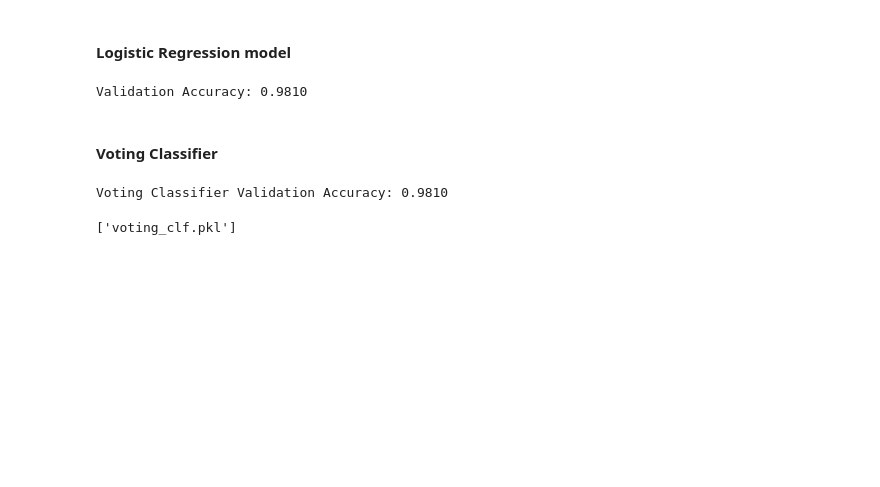
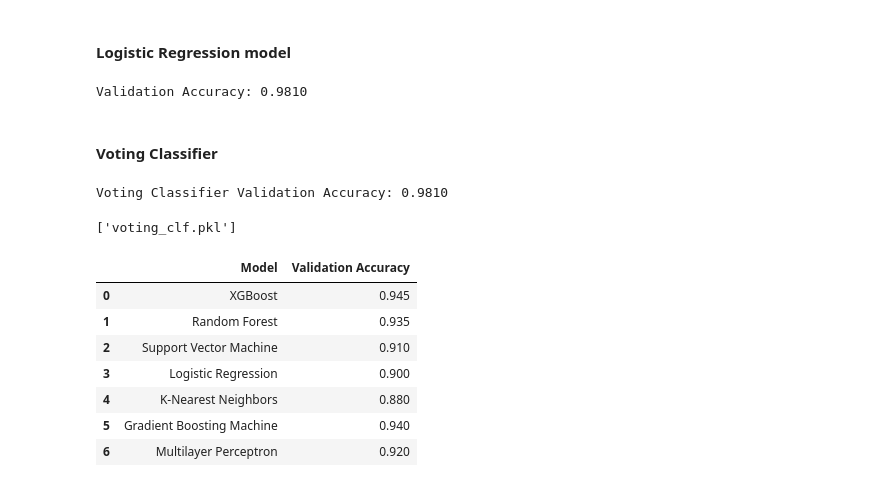
Before and after one commit to NoaAmichai/Brain_Tumor_Classification, a Jupyter notebook: Brain_Tumor_Classifiction.ipynb, the cells around one changed output. Saved outputs shown, nothing was run; the diff lists cells and outputs as text; code cells hidden in the pictures; blank space fills up the shorter version.

```diff
--- a/Brain_Tumor_Classifiction.ipynb
+++ b/Brain_Tumor_Classifiction.ipynb
@@ -1003,3 +1037,27 @@ joblib.dump(voting_clf, 'voting_clf.pkl')
 # %% [output]
 Voting Classifier Validation Accuracy: 0.9810
 ['voting_clf.pkl']
+# %%
+# Create a dictionary with model names and their corresponding accuracies
+results = {
+    'XGBoost': 0.945,
+    'Random Forest': 0.935,
+    'Support Vector Machine': 0.910,
+    'Logistic Regression': 0.900,
+    'K-Nearest Neighbors': 0.880,
+    'Gradient Boosting Machine': 0.940,
+    'Multilayer Perceptron': 0.920
+}
+
+
+results_df = pd.DataFrame(list(results.items()), columns=['Model', 'Validation Accuracy'])
+results_df
+# %% [output]
+|  | Model | Validation Accuracy |
+| 0 | XGBoost | 0.945 |
+| 1 | Random Forest | 0.935 |
+| 2 | Support Vector Machine | 0.910 |
+| 3 | Logistic Regression | 0.900 |
+| 4 | K-Nearest Neighbors | 0.880 |
+| 5 | Gradient Boosting Machine | 0.940 |
+| 6 | Multilayer Perceptron | 0.920 |
```
Also changed, not shown: parts of 4 cells of this notebook.
